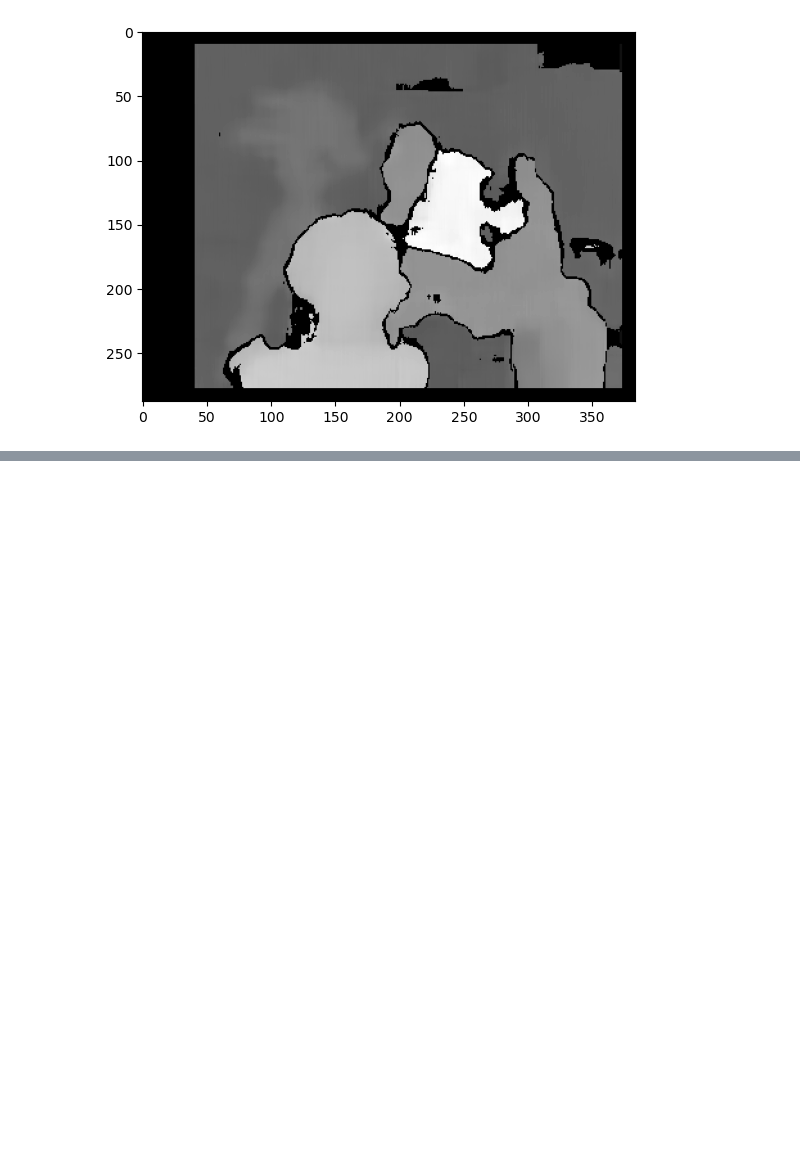
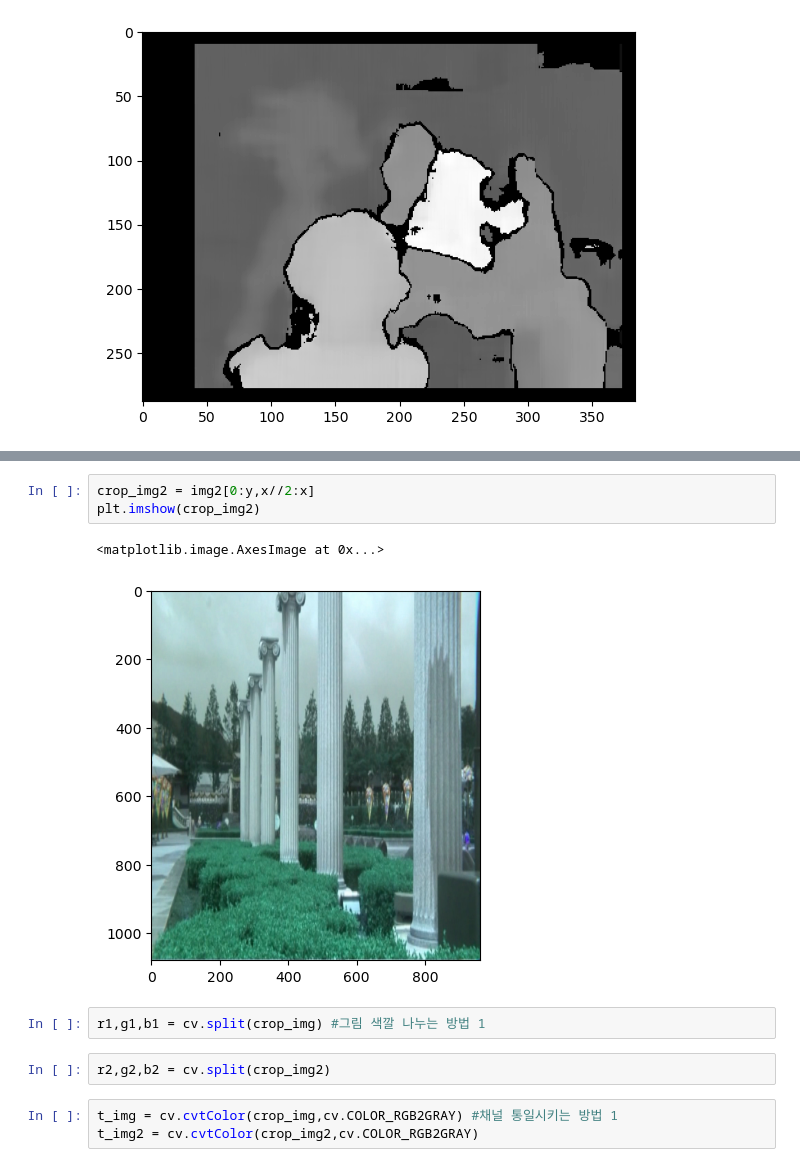
Before and after one commit to gustjr7879/chunjae, a Jupyter notebook: jae22.ipynb, the cells around one changed output, grey strips where cells are left out. Drawn from its saved outputs; the diff is of its cells as text; blank space fills up the shorter version.

```diff
--- a/jae22.ipynb
+++ b/jae22.ipynb
@@ -36,0 +51,13 @@ plt.imshow(disparity,'gray')
+# %%
+crop_img2 = img2[0:y,x//2:x]
+plt.imshow(crop_img2)
+# %% [output]
+<matplotlib.image.AxesImage at 0x...>
+[figure, added]
+# %%
+r1,g1,b1 = cv.split(crop_img) #그림 색깔 나누는 방법 1
+# %%
+r2,g2,b2 = cv.split(crop_img2)
+# %%
+t_img = cv.cvtColor(crop_img,cv.COLOR_RGB2GRAY) #채널 통일시키는 방법 1
+t_img2 = cv.cvtColor(crop_img2,cv.COLOR_RGB2GRAY)
```
Also changed, not shown: parts of 4 cells of this notebook.
